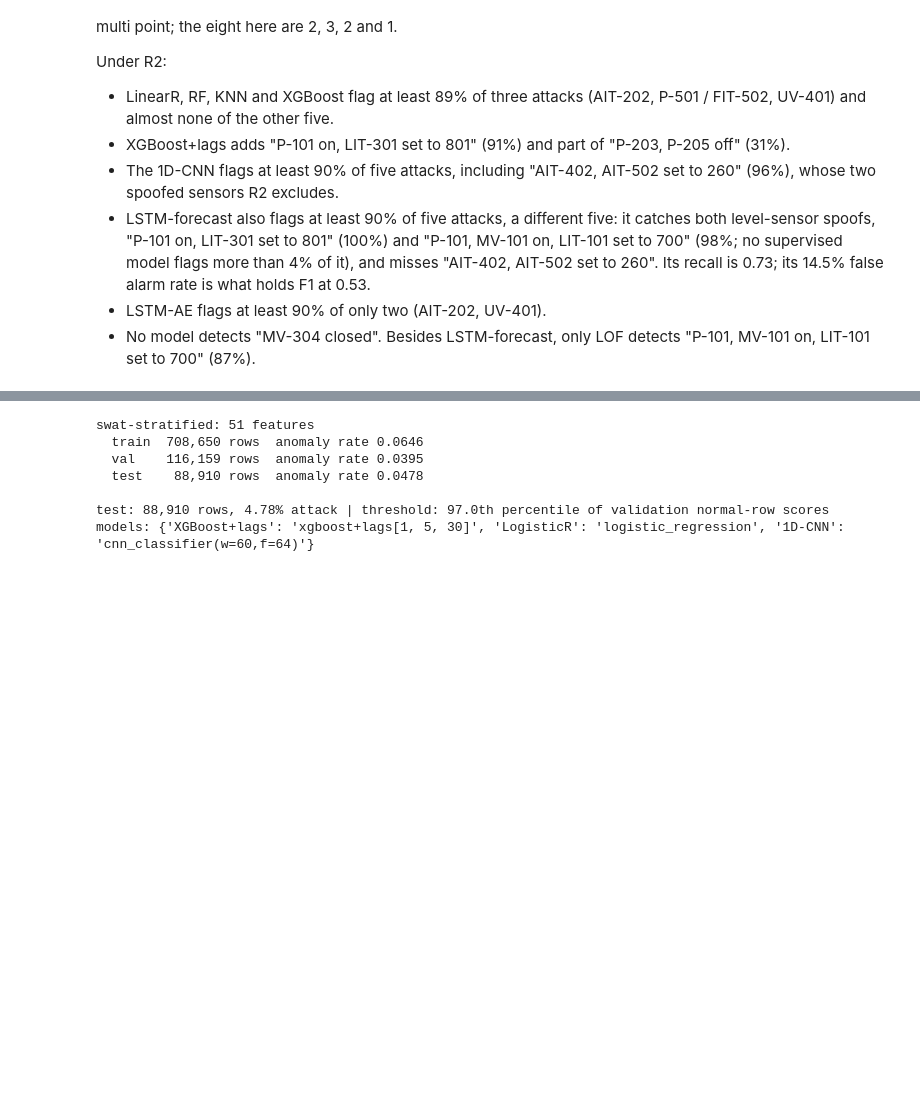
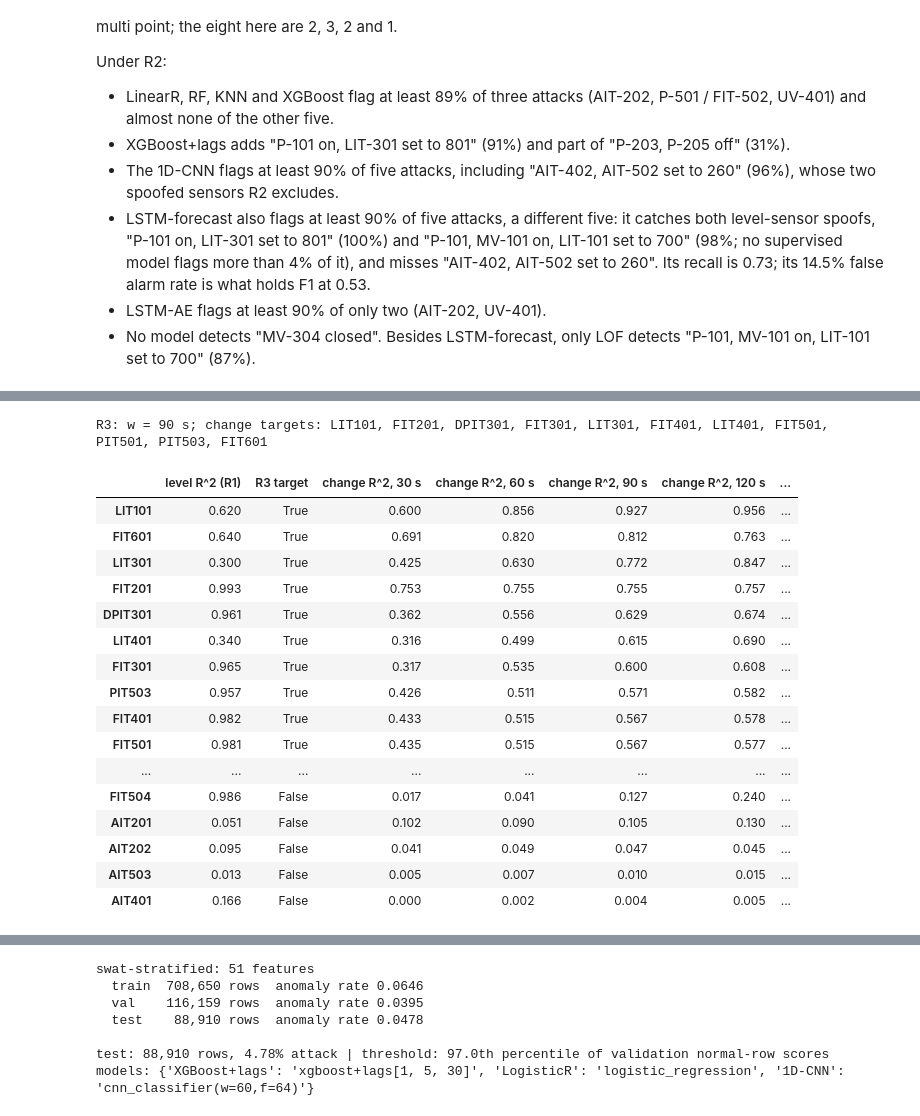
Before and after one commit to santhosh2475/urex-ics, a Jupyter notebook: notebooks/baseline.ipynb, the cells around one changed output, grey strips where cells are left out. Saved outputs shown, nothing was run; the diff lists cells and outputs as text; code cells hidden in the pictures; blank space fills up the shorter version.

```diff
--- a/notebooks/baseline.ipynb
+++ b/notebooks/baseline.ipynb
@@ -336,0 +373,27 @@ iteration 2: R2
+# %%
+cr = res["change_rule"]
+print(f"R3: w = {cr['window_s']} s; change targets:", ", ".join(cr["targets"]))
+ch = pd.DataFrame(cr["change_r2"]).astype(float)
+ch.columns = [f"change R^2, {c} s" for c in ch.columns]
+ch.insert(0, "level R^2 (R1)", pd.Series({k: v["r2"] for k, v in res["mapping"].items()}))
+ch.insert(1, "R3 target", ch.index.isin(cr["targets"]))
+ch.sort_values(f"change R^2, {cr['window_s']} s", ascending=False).round(3)
+# %% [output]
+R3: w = 90 s; change targets: LIT101, FIT201, DPIT301, FIT301, LIT301, FIT401, LIT401, FIT501, PIT501, PIT503, FIT601
+|  | level R^2 (R1) | R3 target | change R^2, 30 s | change R^2, 60 s | change R^2, 90 s | change R^2, 120 s | ... |
+| LIT101 | 0.620 | True | 0.600 | 0.856 | 0.927 | 0.956 | ... |
+| FIT601 | 0.640 | True | 0.691 | 0.820 | 0.812 | 0.763 | ... |
+| LIT301 | 0.300 | True | 0.425 | 0.630 | 0.772 | 0.847 | ... |
+| FIT201 | 0.993 | True | 0.753 | 0.755 | 0.755 | 0.757 | ... |
+| DPIT301 | 0.961 | True | 0.362 | 0.556 | 0.629 | 0.674 | ... |
+| LIT401 | 0.340 | True | 0.316 | 0.499 | 0.615 | 0.690 | ... |
+| FIT301 | 0.965 | True | 0.317 | 0.535 | 0.600 | 0.608 | ... |
+| PIT503 | 0.957 | True | 0.426 | 0.511 | 0.571 | 0.582 | ... |
+| FIT401 | 0.982 | True | 0.433 | 0.515 | 0.567 | 0.578 | ... |
+| FIT501 | 0.981 | True | 0.435 | 0.515 | 0.567 | 0.577 | ... |
+| ... | ... | ... | ... | ... | ... | ... | ... |
+| FIT504 | 0.986 | False | 0.017 | 0.041 | 0.127 | 0.240 | ... |
+| AIT201 | 0.051 | False | 0.102 | 0.090 | 0.105 | 0.130 | ... |
+| AIT202 | 0.095 | False | 0.041 | 0.049 | 0.047 | 0.045 | ... |
+| AIT503 | 0.013 | False | 0.005 | 0.007 | 0.010 | 0.015 | ... |
+| AIT401 | 0.166 | False | 0.000 | 0.002 | 0.004 | 0.005 | ... |
```
Also changed, not shown: parts of 13 cells of this notebook, 3 other files.
